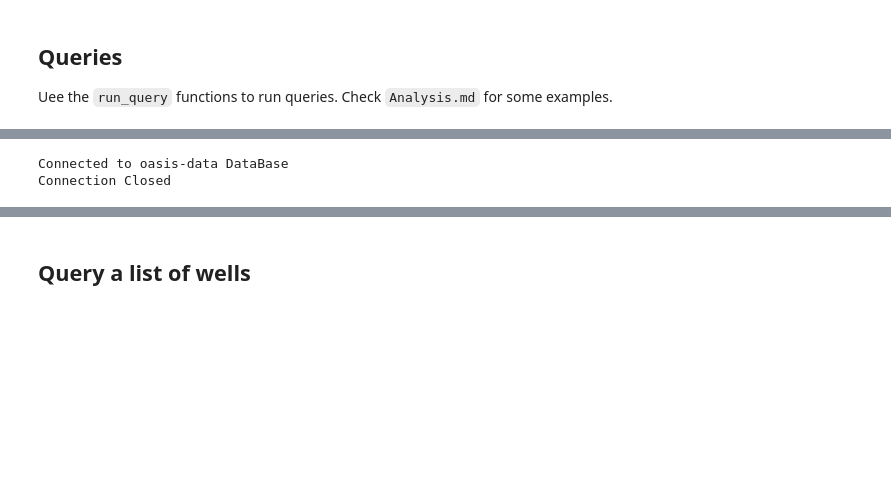
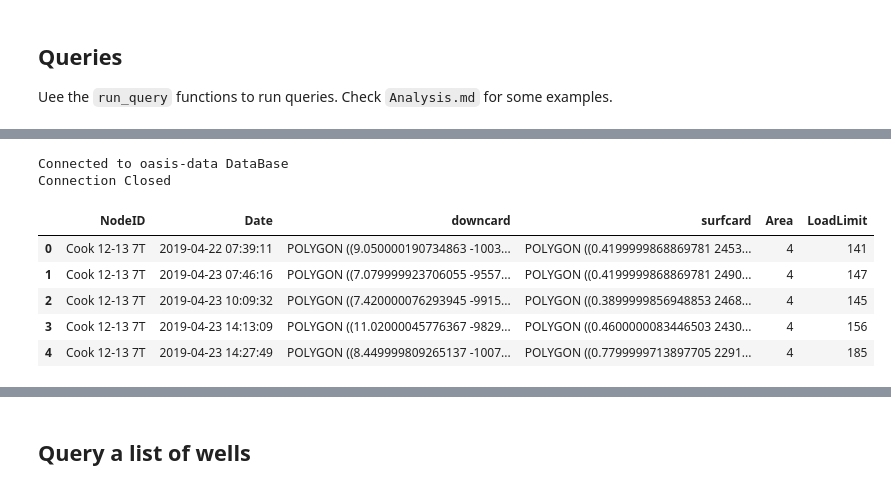
Before and after one commit to Ashitha97/ESP, a Jupyter notebook: dataAnalysis/Initial Analysis Card Data.ipynb, the cells around one changed output, grey strips where cells are left out. Saved outputs shown, nothing was run; the diff lists cells and outputs as text; code cells hidden in the pictures; blank space fills up the shorter version.

```diff
--- a/dataAnalysis/Initial Analysis Card Data.ipynb
+++ b/dataAnalysis/Initial Analysis Card Data.ipynb
@@ -162,21 +163,33 @@ List of Columns
 # %%
+well_name = 'Cook 12-13 7T'
+card_cols = ['downcard', 'surfcard']
+
 query = """
 SELECT
 "NodeID",
 "Date",
-encode("tblCardData"."DownholeCardB", 'hex') as downcard,
+encode("tblCardData"."POCDownholeCardB", 'hex') as downcard,
 encode("tblCardData"."SurfaceCardB", 'hex') as surfcard,  -- Add more column if need be
 "Area",
 "LoadLimit"
 FROM xspoc_dbo."tblCardData"
-WHERE "NodeID" = 'Yukon 41-12T'
+WHERE "NodeID" = '{}'
 ORDER BY "NodeID" , "Date";
-"""
+""".format(well_name)
 
-with PostgresRDS() as engine:
+with PostgresRDS(db='oasis-data') as engine:
     well_data = run_query(query, engine)
 
+for c in card_cols:
+    well_data.loc[:, c] = well_data.loc[:, c].apply(hex_to_poly)
+
 display(well_data.head())
 # %% [output]
 Connected to oasis-data DataBase
 Connection Closed
+|  | NodeID | Date | downcard | surfcard | Area | LoadLimit |
+| 0 | Cook 12-13 7T | 2019-04-22 07:39:11 | POLYGON ((9.050000190734863 -1003... | POLYGON ((0.4199999868869781 2453... | 4 | 141 |
+| 1 | Cook 12-13 7T | 2019-04-23 07:46:16 | POLYGON ((7.079999923706055 -9557... | POLYGON ((0.4199999868869781 2490... | 4 | 147 |
+| 2 | Cook 12-13 7T | 2019-04-23 10:09:32 | POLYGON ((7.420000076293945 -9915... | POLYGON ((0.3899999856948853 2468... | 4 | 145 |
+| 3 | Cook 12-13 7T | 2019-04-23 14:13:09 | POLYGON ((11.02000045776367 -9829... | POLYGON ((0.4600000083446503 2430... | 4 | 156 |
+| 4 | Cook 12-13 7T | 2019-04-23 14:27:49 | POLYGON ((8.449999809265137 -1007... | POLYGON ((0.7799999713897705 2291... | 4 | 185 |
```
Also changed, not shown: parts of 12 cells of this notebook, 5 other files.
